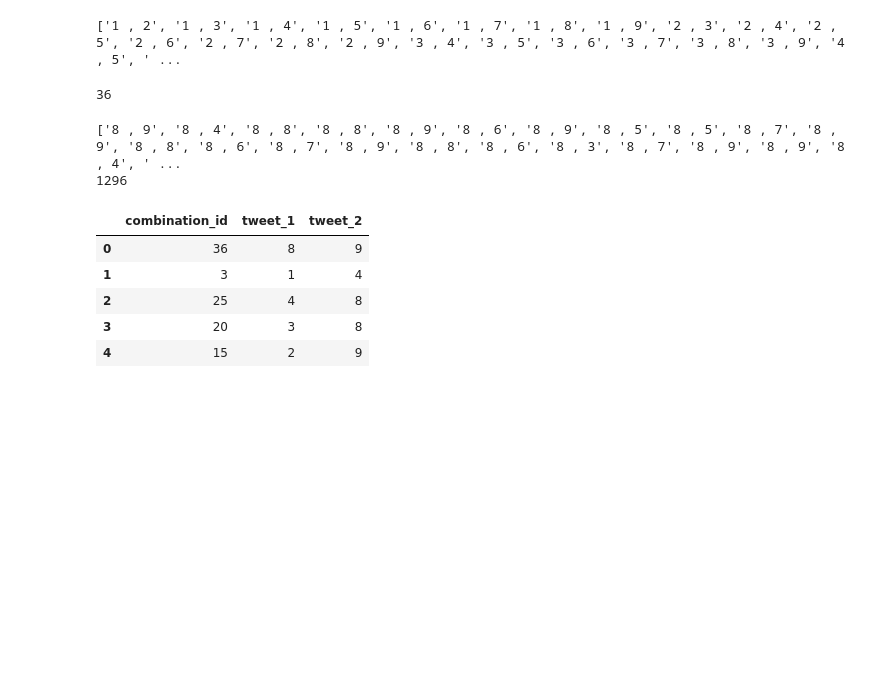
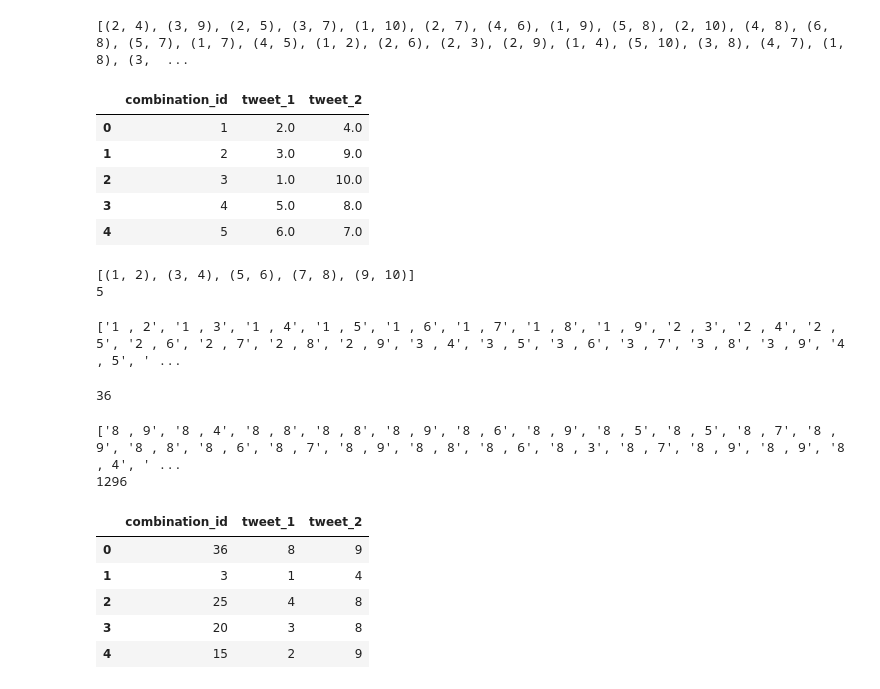
Before and after one commit to codingWithAndy/CDT_MSc_Thesis, a Jupyter notebook: Implementation/Exploration/exploring.ipynb, the cells around one changed output. Cells and saved outputs as stored; diff of their text form; code cells hidden in the pictures; blank space fills up the shorter version.

Commit message:
random sample of combinations

```diff
--- a/Implementation/Exploration/exploring.ipynb
+++ b/Implementation/Exploration/exploring.ipynb
@@ -6,3 +7,52 @@ from itertools import combinations as combs
+# %%
+tweet_2_id = [i for i in range(1,11)]
+#id_15_combination = [" , ".join(map(str, comb)) for comb in combs(tweet_2_id, 2)]
+id_combs = list(combs(tweet_2_id, 2))
+random.shuffle(id_combs)
+# %%
+#len(id_combs)
+print(id_combs)
+# %% [output]
+[(2, 4), (3, 9), (2, 5), (3, 7), (1, 10), (2, 7), (4, 6), (1, 9), (5, 8), (2, 10), (4, 8), (6, 8), (5, 7), (1, 7), (4, 5), (1, 2), (2, 6), (2, 3), (2, 9), (1, 4), (5, 10), (3, 8), (4, 7), (1, 8), (3,  ...
+# %%
+used_nums = []
+new_pairs = []
+
+for each_pair in id_combs:
+    if each_pair[0] not in used_nums:
+        if each_pair[1] not in used_nums:
+            used_nums.append(each_pair[0])
+            used_nums.append(each_pair[1])
+            new_pairs.append(each_pair)
+# %%
+i = 1
+
+combs_df = pd.DataFrame()
+
+for each_combination in new_pairs:
+    #split = each_combination.split(' , ')
+    combs_df = combs_df.append({
+        "combination_id": str(i),
+        "tweet_1": each_combination[0],
+        "tweet_2": each_combination[1]
+    }, ignore_index=True)
+
+    i += 1
+# %%
+combs_df.head()
+# %% [output]
+|  | combination_id | tweet_1 | tweet_2 |
+| 0 | 1 | 2.0 | 4.0 |
+| 1 | 2 | 3.0 | 9.0 |
+| 2 | 3 | 1.0 | 10.0 |
+| 3 | 4 | 5.0 | 8.0 |
+| 4 | 5 | 6.0 | 7.0 |
+# %%
+print(new_pairs)
+print(len(new_pairs))
+# %% [output]
+[(1, 2), (3, 4), (5, 6), (7, 8), (9, 10)]
+5
 # %%
 df = pd.read_csv('results.csv')
 # %%
```
Also changed, not shown: parts of 2 cells of this notebook, 3 other files.
